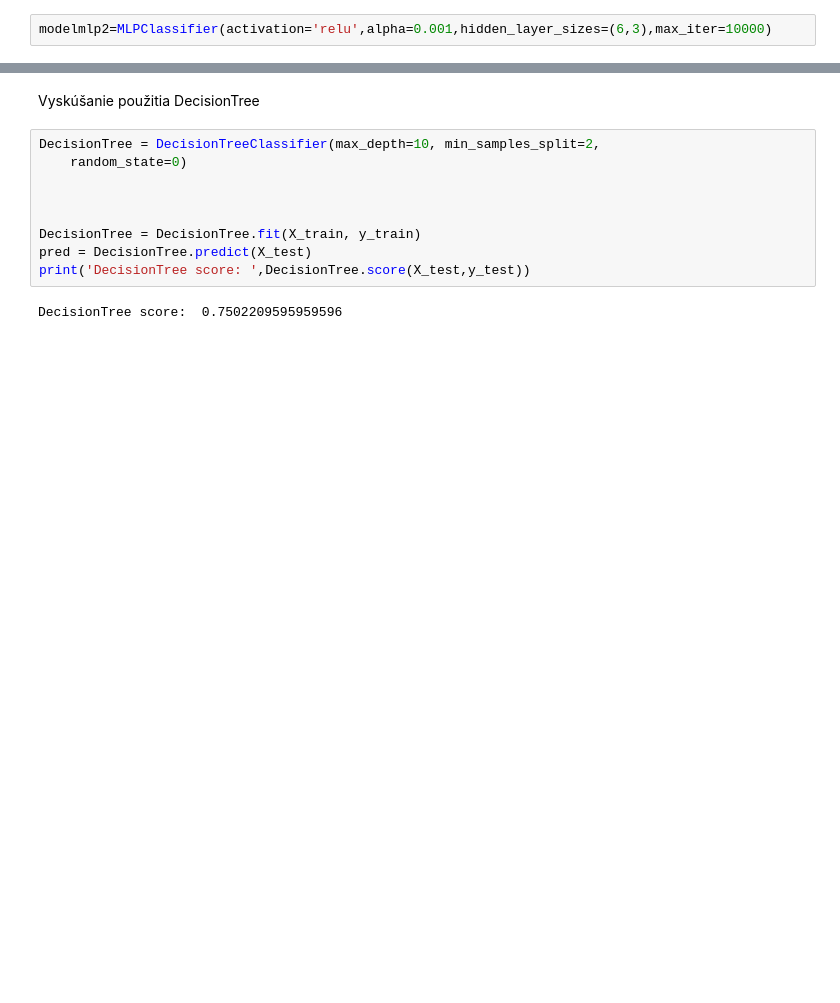
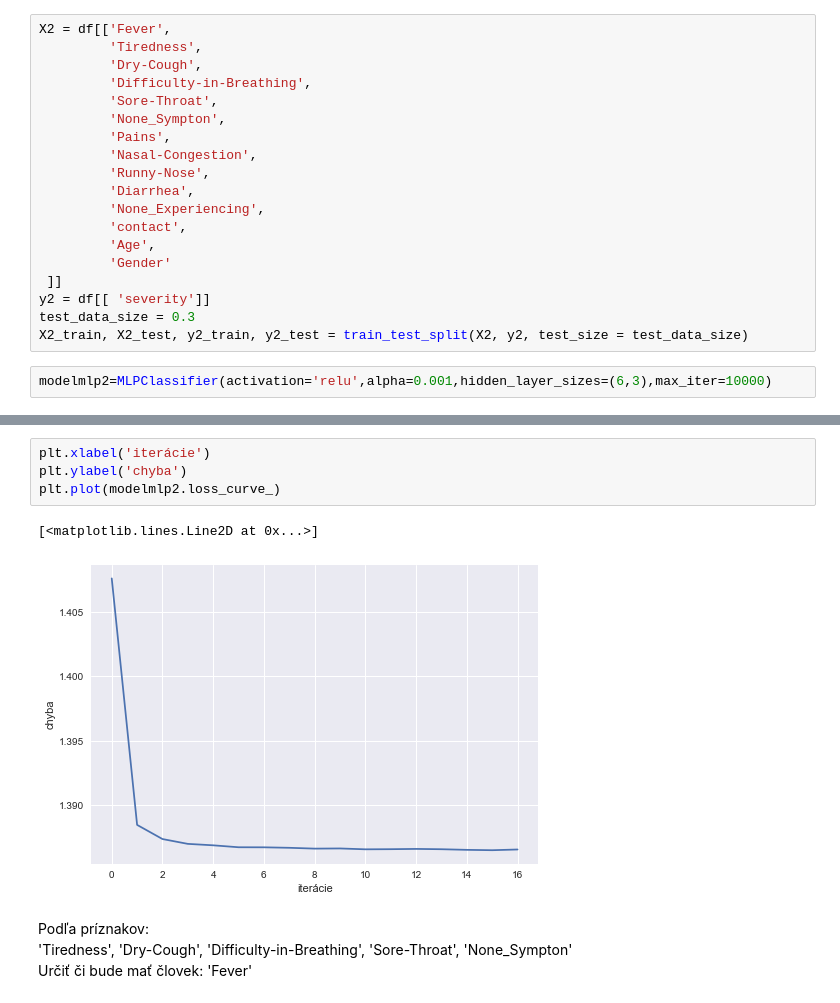
Before and after one commit to georgeob/Vlcak_NS2021, a Jupyter notebook: projekt.ipynb, the cells around one changed output, grey strips where cells are left out. Saved outputs shown, nothing was run; the diff lists cells and outputs as text; blank space fills up the shorter version.

```diff
--- a/projekt.ipynb
+++ b/projekt.ipynb
@@ -315,3 +314,22 @@ Vyskúšal som aj klasifikovať do 4 závažností ale presnosť bola veľmi ní
+# %%
+X2 = df[['Fever',
+         'Tiredness',
+         'Dry-Cough',
+         'Difficulty-in-Breathing',
+         'Sore-Throat',
+         'None_Sympton',
+         'Pains',
+         'Nasal-Congestion',
+         'Runny-Nose',
+         'Diarrhea',
+         'None_Experiencing',
+         'contact',
+         'Age',
+         'Gender'
+ ]]
+y2 = df[[ 'severity']]
+test_data_size = 0.3
+X2_train, X2_test, y2_train, y2_test = train_test_split(X2, y2, test_size = test_data_size)
 # %%
 modelmlp2=MLPClassifier(activation='relu',alpha=0.001,hidden_layer_sizes=(6,3),max_iter=10000)
 # %%
@@ -340,13 +358,16 @@ weighted avg       0.19      0.25      0.19     95040
-# %% [markdown]
-Vyskúšanie použitia DecisionTree
-# %%
-DecisionTree = DecisionTreeClassifier(max_depth=10, min_samples_split=2,
-    random_state=0)
-
-
-
-DecisionTree = DecisionTree.fit(X_train, y_train)
-pred = DecisionTree.predict(X_test)
-print('DecisionTree score: ',DecisionTree.score(X_test,y_test))
-# %% [output]
-DecisionTree score:  0.7502209595959596
+# %%
+plt.xlabel('iterácie')
+plt.ylabel('chyba')
+plt.plot(modelmlp2.loss_curve_)
+# %% [output]
+[<matplotlib.lines.Line2D at 0x...>]
+[figure, added]
+# %% [markdown]
+Podľa príznakov:<br>
+    'Tiredness',
+ 'Dry-Cough',
+ 'Difficulty-in-Breathing',
+ 'Sore-Throat',
+ 'None_Sympton'<br>
+    Určiť či bude mať človek:
+        'Fever'
```
Also changed, not shown: parts of 47 cells of this notebook, 1 other file.
